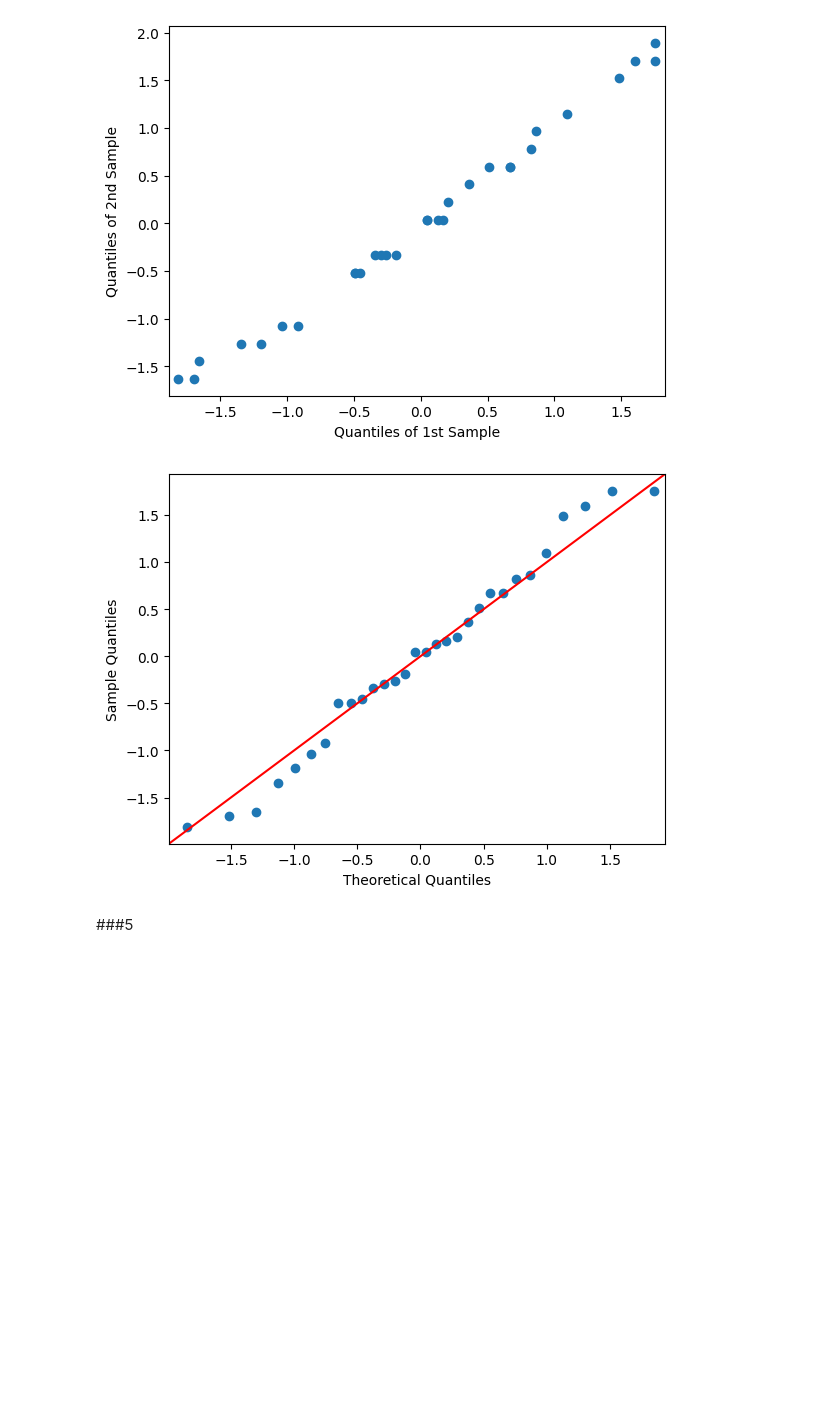
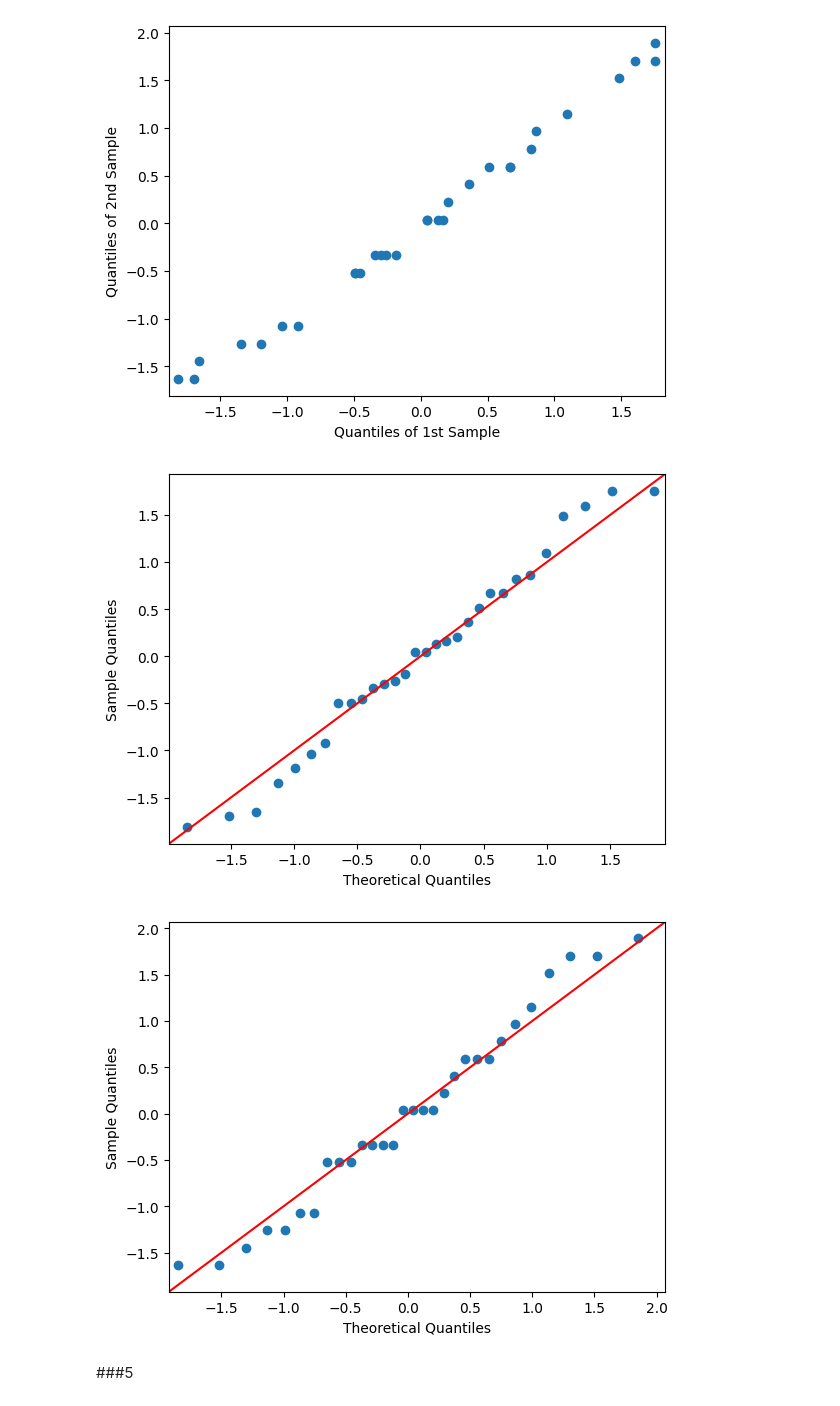
Before and after one commit to garfield-gray/DataMining, a Jupyter notebook: Data_Exploration_&_Visualization.ipynb, the cells around one changed output. Cells and saved outputs as stored; diff of their text form; code cells hidden in the pictures; blank space fills up the shorter version.

```diff
--- a/Data_Exploration_&_Visualization.ipynb
+++ b/Data_Exploration_&_Visualization.ipynb
@@ -100,12 +98,14 @@ plt.show()
 # %%
 
 import statsmodels.api as sm
 import pylab as py
 
 sm.qqplot(SA, line ='45')
+sm.qqplot(SB, line ='45')
 py.show()
 # %% [output]
 [figure]
+[figure, added]
 # %% [markdown]
 ###5
 # %%
```
Also changed, not shown: parts of 1 cell of this notebook.
